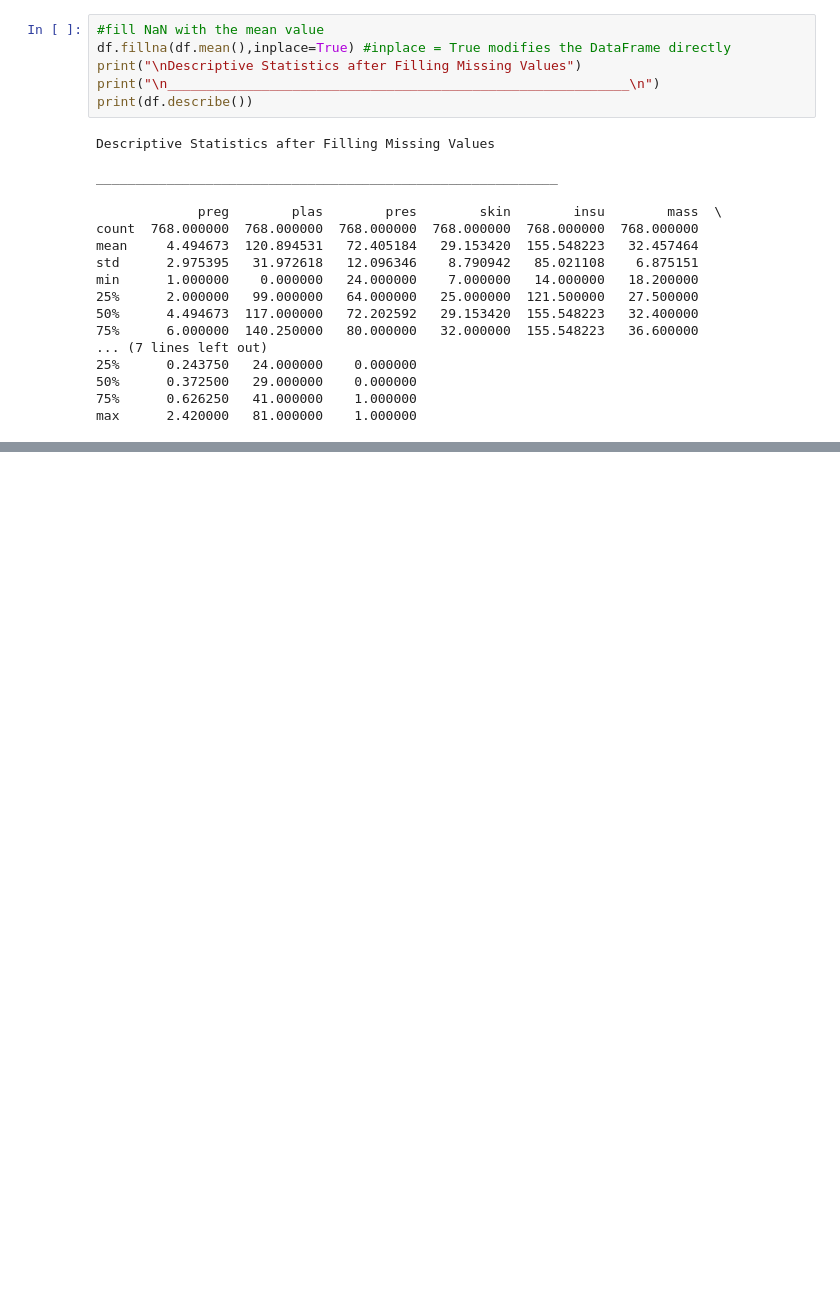
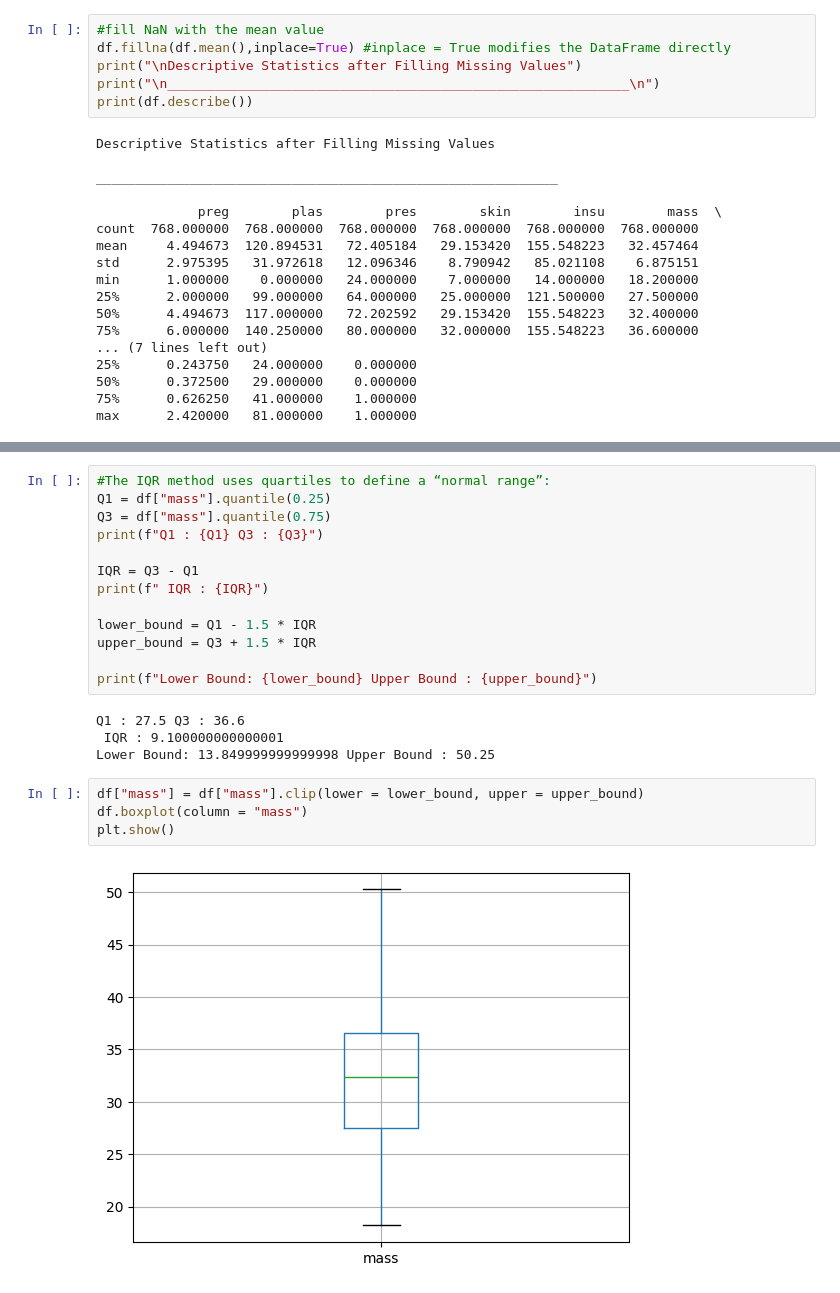
Before and after one commit to RajeshPatil-DataEngineer/Biomedical_Data_Analysis, a Jupyter notebook: Biomedical_Data_Analysis.ipynb, the cells around one changed output, grey strips where cells are left out. Saved outputs shown, nothing was run; the diff lists cells and outputs as text; blank space fills up the shorter version.

```diff
--- a/Biomedical_Data_Analysis.ipynb
+++ b/Biomedical_Data_Analysis.ipynb
@@ -150,0 +215,23 @@ df.boxplot
+# %%
+#The IQR method uses quartiles to define a “normal range”:
+Q1 = df["mass"].quantile(0.25)
+Q3 = df["mass"].quantile(0.75)
+print(f"Q1 : {Q1} Q3 : {Q3}")
+
+IQR = Q3 - Q1
+print(f" IQR : {IQR}")
+
+lower_bound = Q1 - 1.5 * IQR
+upper_bound = Q3 + 1.5 * IQR
+
+print(f"Lower Bound: {lower_bound} Upper Bound : {upper_bound}")
+# %% [output]
+Q1 : 27.5 Q3 : 36.6
+ IQR : 9.100000000000001
+Lower Bound: 13.849999999999998 Upper Bound : 50.25
+# %%
+df["mass"] = df["mass"].clip(lower = lower_bound, upper = upper_bound)
+df.boxplot(column = "mass")
+plt.show()
+# %% [output]
+[figure, added]
```
Also changed, not shown: parts of 5 cells of this notebook.
